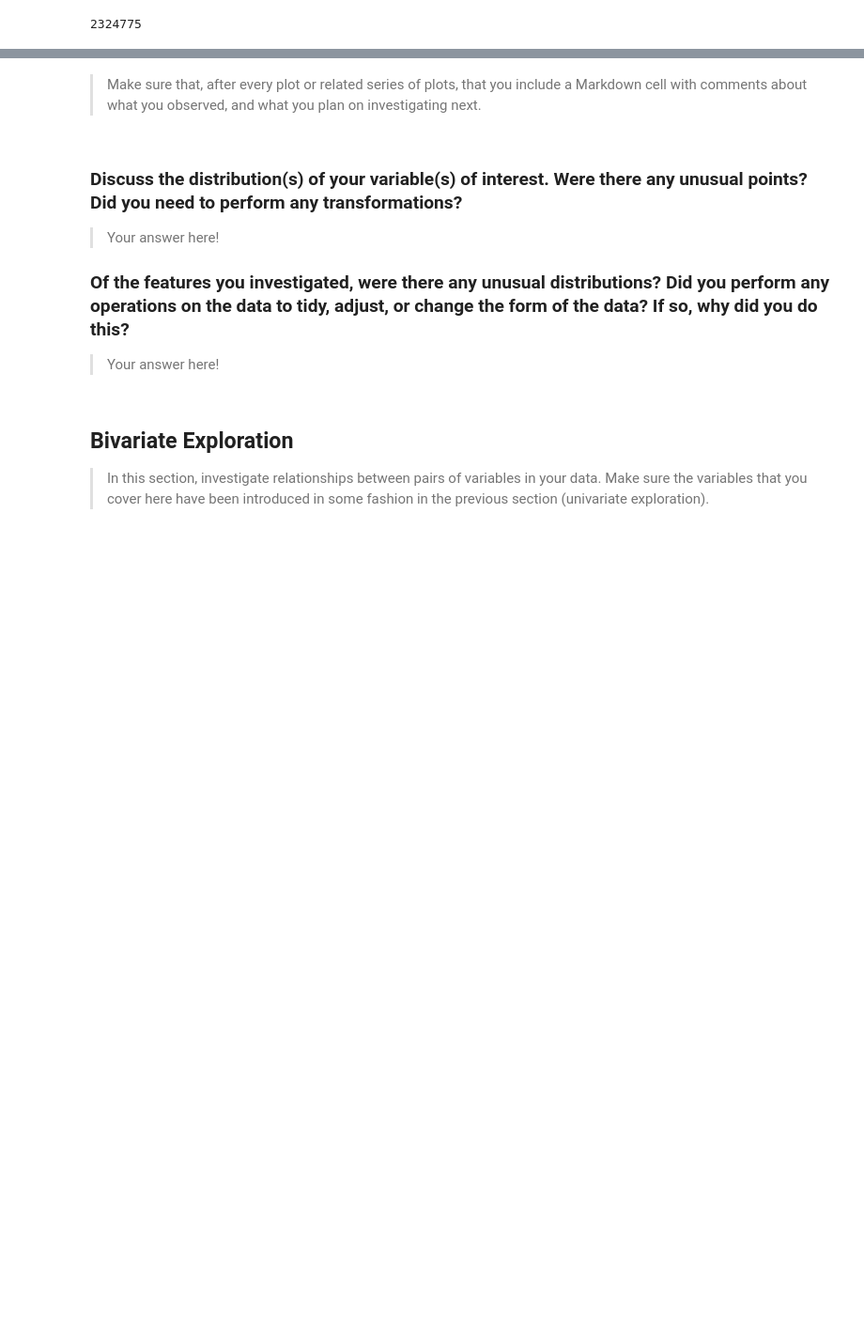
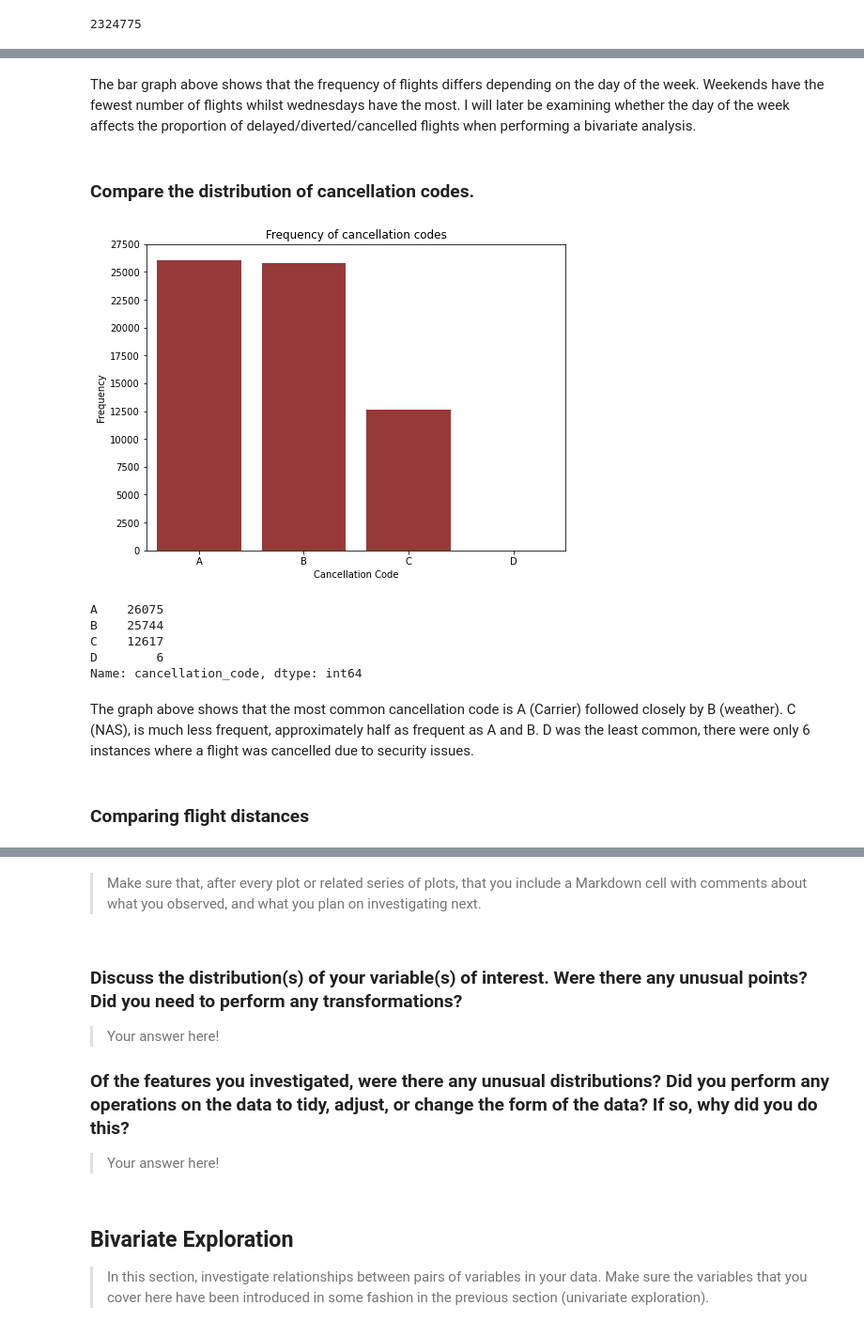
Before and after one commit to Vincentk-94/Communicate_data_findings, a Jupyter notebook: 2008 Flight Delays - Project.ipynb, the cells around one changed output, grey strips where cells are left out. Shown at 94% size. Saved outputs shown, nothing was run; the diff lists cells and outputs as text; code cells hidden in the pictures; blank space fills up the shorter version.

```diff
--- a/2008 Flight Delays - Project.ipynb
+++ b/2008 Flight Delays - Project.ipynb
@@ -536,0 +423,35 @@ The airtime for most flights was around 100mins.
+# %% [markdown]
+The bar graph above shows that the frequency of flights differs depending on the day of the week. Weekends have the fewest number of flights whilst wednesdays have the most. I will later be examining whether the day of the week affects the proportion of delayed/diverted/cancelled flights when performing a bivariate analysis.
+# %% [markdown]
+### Compare the distribution of cancellation codes.
+# %%
+# Cancellation code count
+
+# Plot graph
+plt.figure(figsize=(8,6))
+code_order = ['A','B','C','D']
+sns.countplot(data=flights,x='cancellation_code',order=code_order,color='brown')
+
+# tick locations
+tick_locs = np.arange(0,275e2+25e2,25e2)
+plt.yticks(tick_locs)
+
+# Labels
+plt.xlabel('Cancellation Code')
+plt.ylabel('Frequency')
+plt.title('Frequency of cancellation codes');
+# %% [output]
+[figure, added]
+# %%
+# Frequency values for each cancellation code
+flights.cancellation_code.value_counts()
+# %% [output]
+A    26075
+B    25744
+C    12617
+D        6
+Name: cancellation_code, dtype: int64
+# %% [markdown]
+The graph above shows that the most common cancellation code is A (Carrier) followed closely by B (weather). C (NAS), is much less frequent, approximately half as frequent as A and B. D was the least common, there were only 6 instances where a flight was cancelled due to security issues.
+# %% [markdown]
+### Comparing flight distances
```
Also changed, not shown: parts of 48 cells of this notebook.
